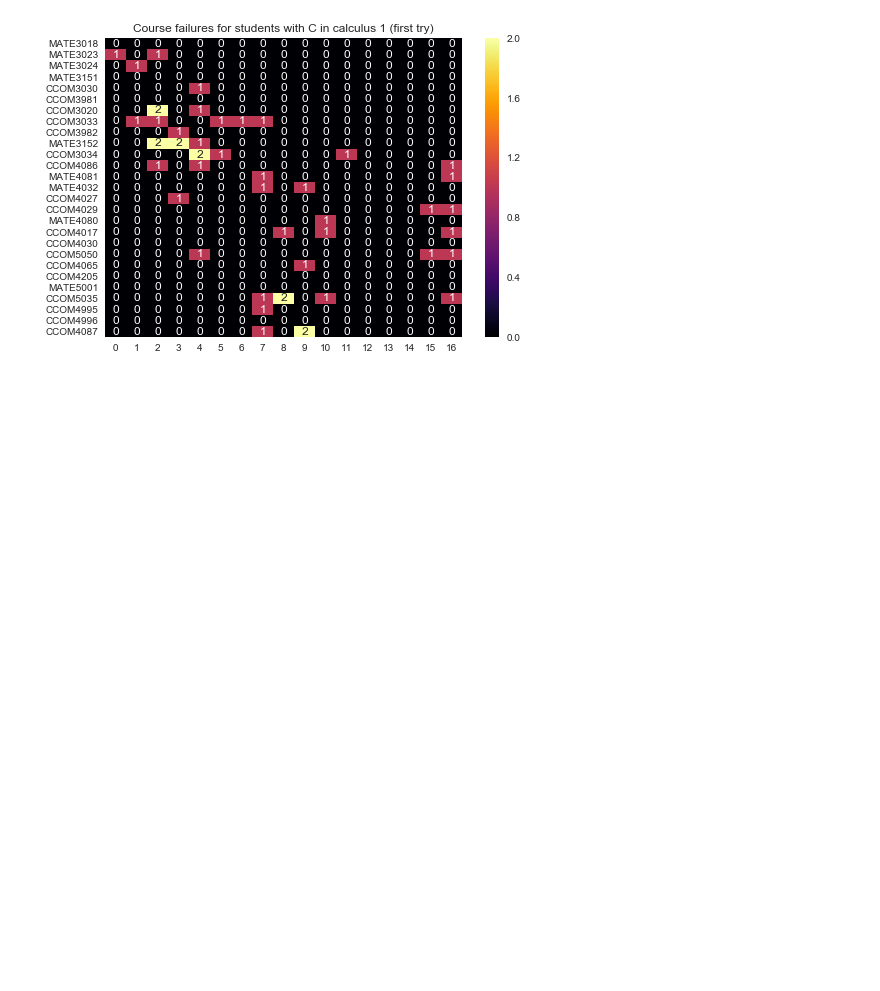
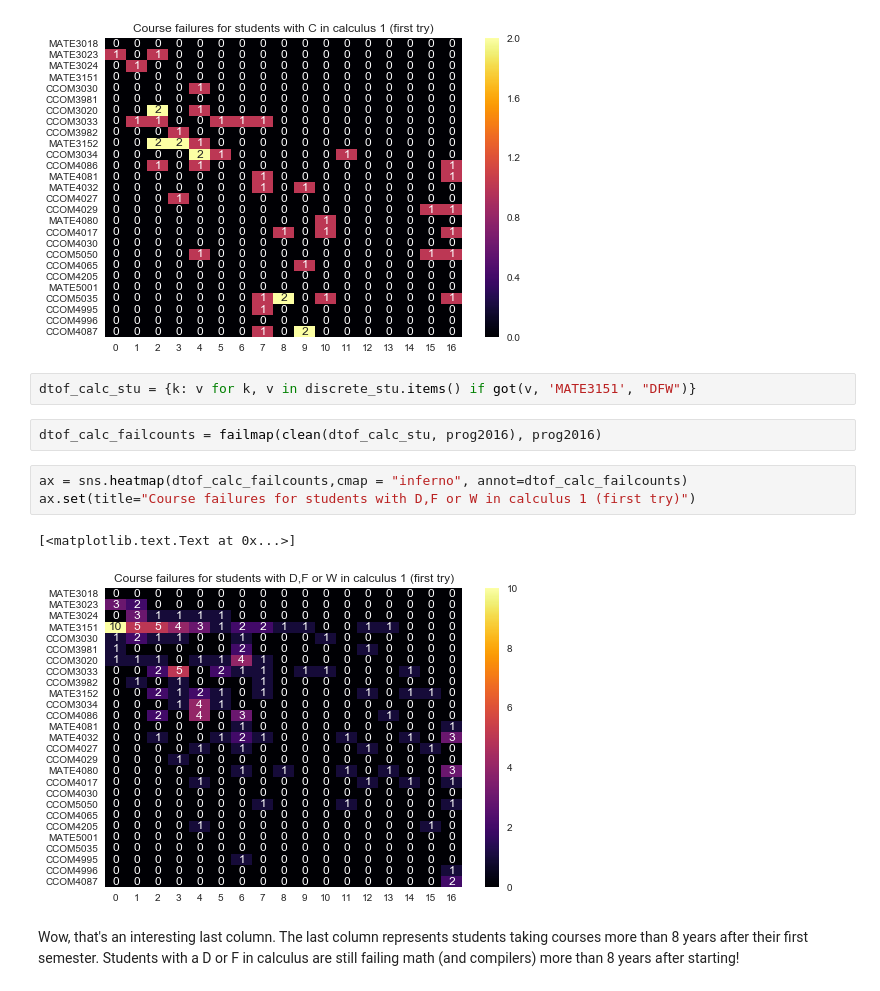
Before and after one commit to humberto-ortiz/stumap, a Jupyter notebook: stumap.ipynb, the cells around one changed output. Saved outputs shown, nothing was run; the diff lists cells and outputs as text; blank space fills up the shorter version.

Commit message:
Look at failures for students that got D or F or W in Calculus

```diff
--- a/stumap.ipynb
+++ b/stumap.ipynb
@@ -482,3 +482,15 @@ ax.set(title="Course failures for students with C in calculus 1 (first try)")
 # %% [output]
 [<matplotlib.text.Text at 0x...>]
 [figure]
+# %%
+dtof_calc_stu = {k: v for k, v in discrete_stu.items() if got(v, 'MATE3151', "DFW")}
+# %%
+dtof_calc_failcounts = failmap(clean(dtof_calc_stu, prog2016), prog2016)
+# %%
+ax = sns.heatmap(dtof_calc_failcounts,cmap = "inferno", annot=dtof_calc_failcounts)
+ax.set(title="Course failures for students with D,F or W in calculus 1 (first try)")
+# %% [output]
+[<matplotlib.text.Text at 0x...>]
+[figure, added]
+# %% [markdown]
+Wow, that's an interesting last column. The last column represents students taking courses more than 8 years after their first semester. Students with a D or F in calculus are still failing math (and compilers) more than 8 years after starting!
```
